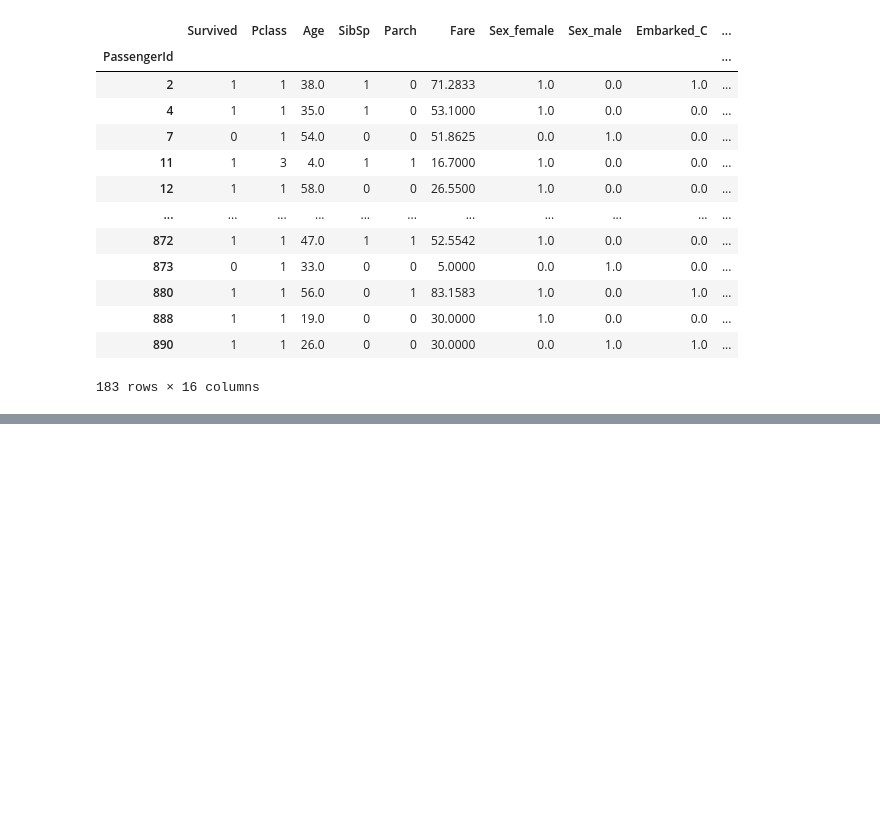
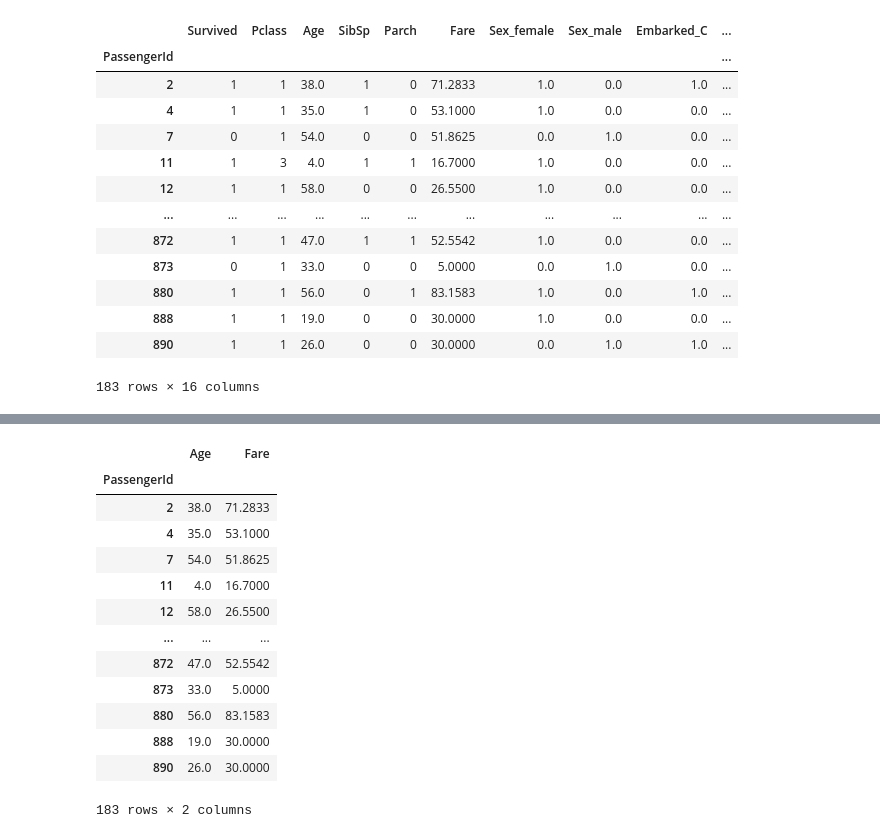
Before and after one commit to gentlemk/Learn_course_Deep_Learning_School, a Jupyter notebook: week_01/seminars/my_summary.ipynb, the cells around one changed output, grey strips where cells are left out. Cells and saved outputs as stored; diff of their text form; code cells hidden in the pictures; blank space fills up the shorter version.

```diff
--- a/week_01/seminars/my_summary.ipynb
+++ b/week_01/seminars/my_summary.ipynb
@@ -925,0 +957,17 @@ df_one_hot
+# %%
+num_features
+# %% [output]
+|  | Age | Fare |
+| PassengerId |  |  |
+| 2 | 38.0 | 71.2833 |
+| 4 | 35.0 | 53.1000 |
+| 7 | 54.0 | 51.8625 |
+| 11 | 4.0 | 16.7000 |
+| 12 | 58.0 | 26.5500 |
+| ... | ... | ... |
+| 872 | 47.0 | 52.5542 |
+| 873 | 33.0 | 5.0000 |
+| 880 | 56.0 | 83.1583 |
+| 888 | 19.0 | 30.0000 |
+| 890 | 26.0 | 30.0000 |
+183 rows × 2 columns
```
Also changed, not shown: parts of 13 cells of this notebook.
